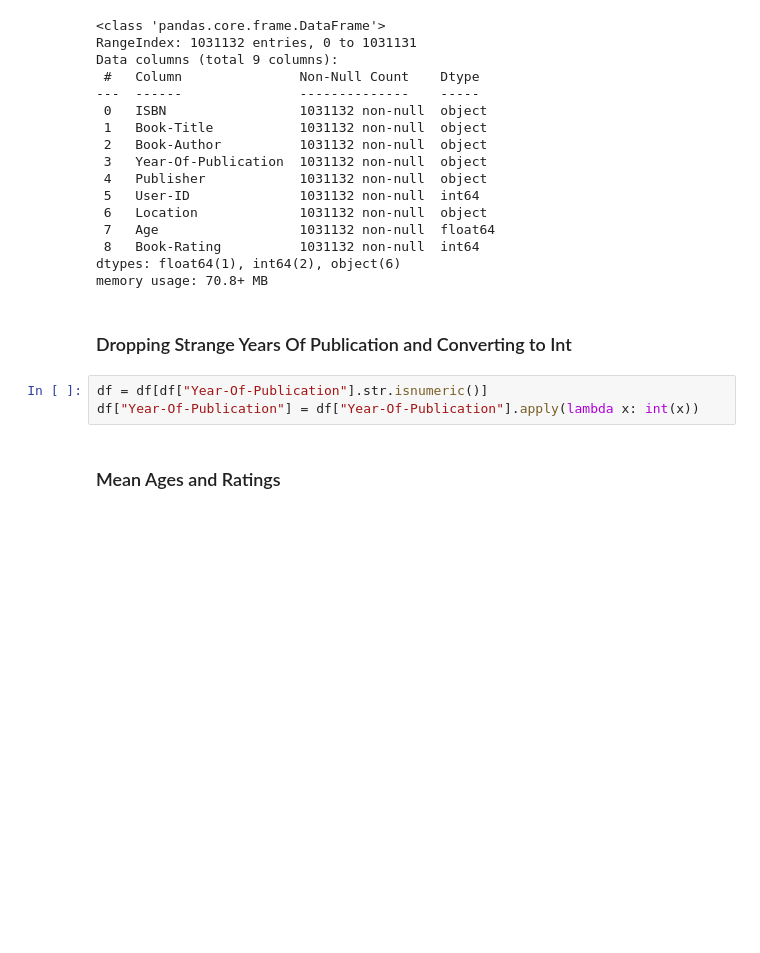
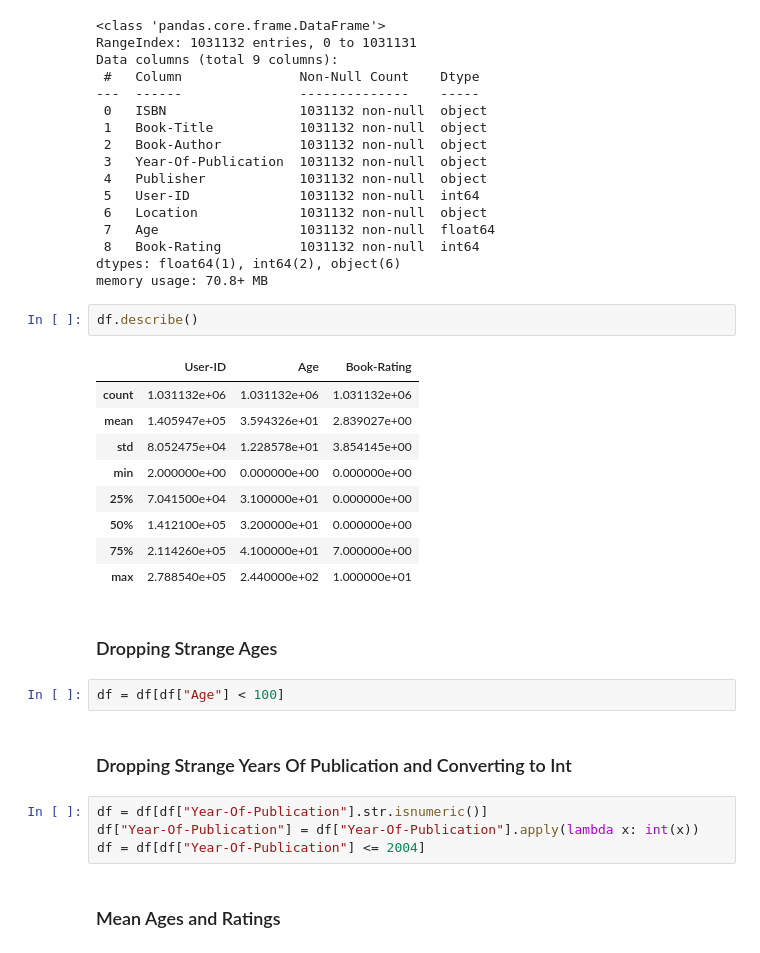
Before and after one commit to Samirnunes/data-science, a Jupyter notebook: machine_learning/book_recommendation/system.ipynb, the cells around one changed output. Cells and saved outputs as stored; diff of their text form; blank space fills up the shorter version.

```diff
--- a/machine_learning/book_recommendation/system.ipynb
+++ b/machine_learning/book_recommendation/system.ipynb
@@ -182,11 +185,28 @@ Data columns (total 9 columns):
  8   Book-Rating          1031132 non-null  int64
 dtypes: float64(1), int64(2), object(6)
 memory usage: 70.8+ MB
+# %%
+df.describe()
+# %% [output]
+|  | User-ID | Age | Book-Rating |
+| count | 1.031132e+06 | 1.031132e+06 | 1.031132e+06 |
+| mean | 1.405947e+05 | 3.594326e+01 | 2.839027e+00 |
+| std | 8.052475e+04 | 1.228578e+01 | 3.854145e+00 |
+| min | 2.000000e+00 | 0.000000e+00 | 0.000000e+00 |
+| 25% | 7.041500e+04 | 3.100000e+01 | 0.000000e+00 |
+| 50% | 1.412100e+05 | 3.200000e+01 | 0.000000e+00 |
+| 75% | 2.114260e+05 | 4.100000e+01 | 7.000000e+00 |
+| max | 2.788540e+05 | 2.440000e+02 | 1.000000e+01 |
+# %% [markdown]
+### Dropping Strange Ages
+# %%
+df = df[df["Age"] < 100]
 # %% [markdown]
 ### Dropping Strange Years Of Publication and Converting to Int
 # %%
 df = df[df["Year-Of-Publication"].str.isnumeric()]
 df["Year-Of-Publication"] = df["Year-Of-Publication"].apply(lambda x: int(x))
+df = df[df["Year-Of-Publication"] <= 2004]
 # %% [markdown]
 ### Mean Ages and Ratings
 # %%
```
Also changed, not shown: parts of 23 cells of this notebook.
